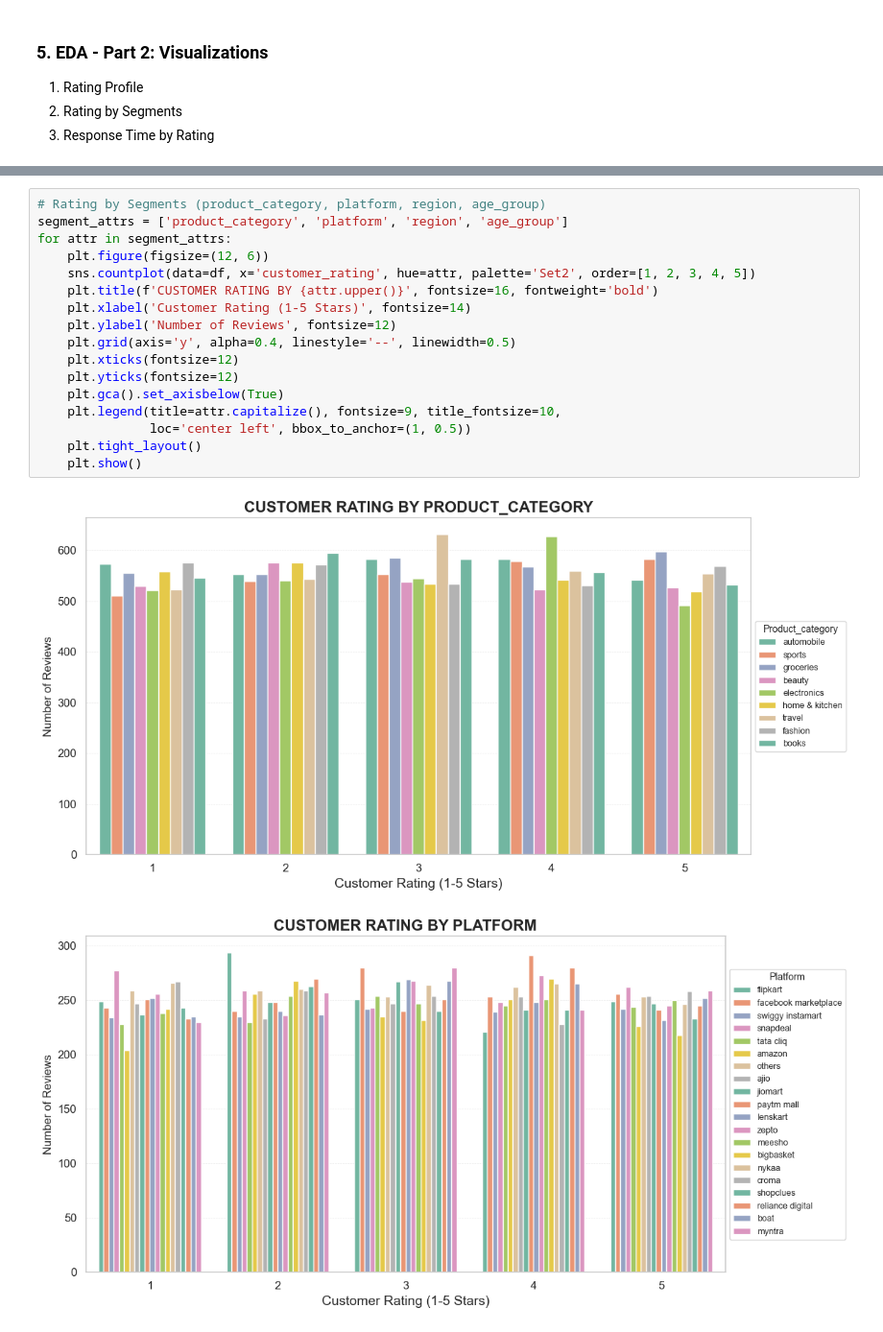
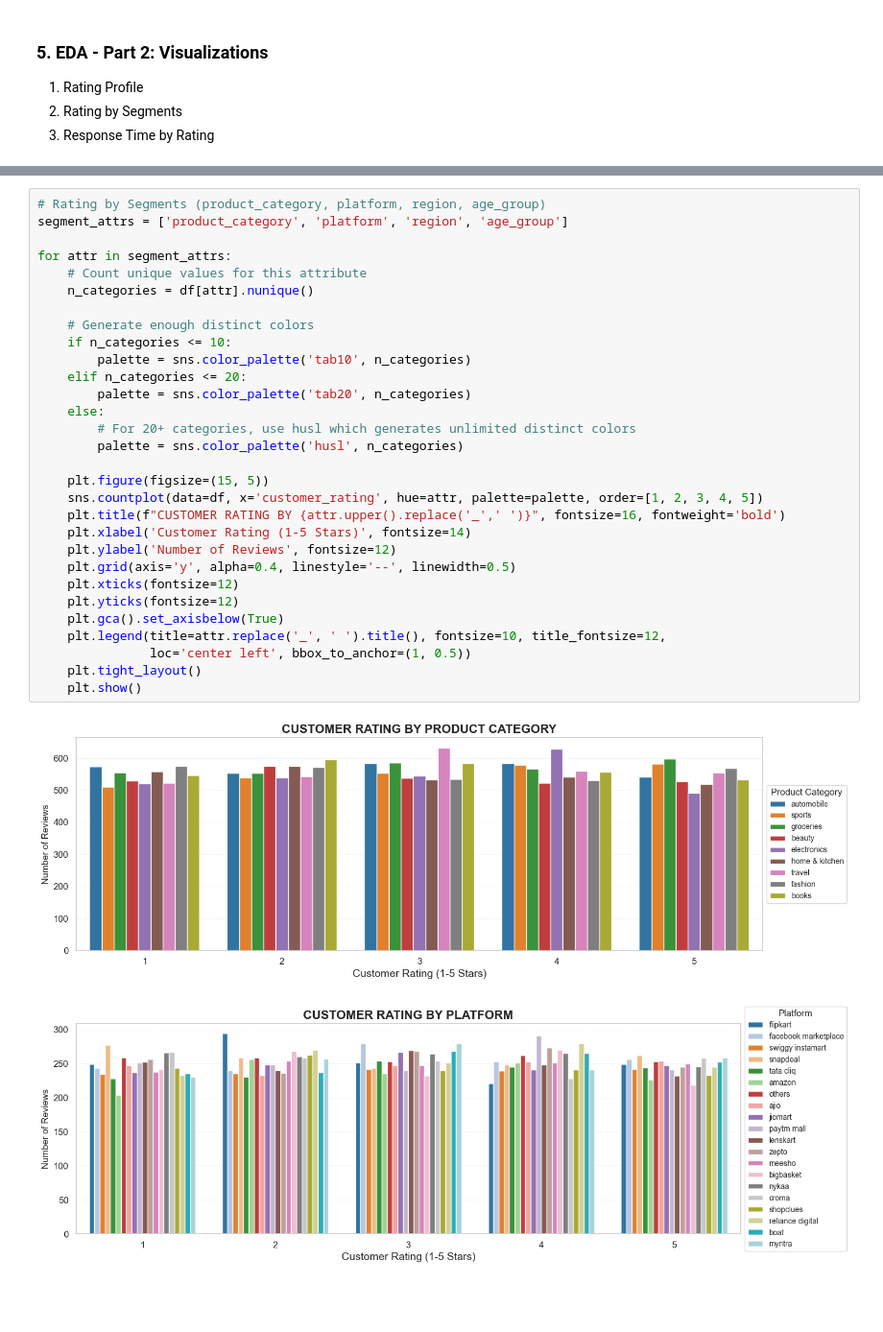
Before and after one commit to samehinttech/sentiment-analysis-customer-reviews, a Jupyter notebook: notebooks/sentiment_analysis.ipynb, the cells around one changed output, grey strips where cells are left out. Shown at 96% size. Cells and saved outputs as stored; diff of their text form; blank space fills up the shorter version.

Commit message:
refactor: refactor the viz styles and colors for better visualization

```diff
--- a/notebooks/sentiment_analysis.ipynb
+++ b/notebooks/sentiment_analysis.ipynb
@@ -164,20 +165,33 @@ plt.show()
 # %%
 # Rating by Segments (product_category, platform, region, age_group)
 segment_attrs = ['product_category', 'platform', 'region', 'age_group']
+
 for attr in segment_attrs:
-    plt.figure(figsize=(12, 6))
-    sns.countplot(data=df, x='customer_rating', hue=attr, palette='Set2', order=[1, 2, 3, 4, 5])
-    plt.title(f'CUSTOMER RATING BY {attr.upper()}', fontsize=16, fontweight='bold')
+    # Count unique values for this attribute
+    n_categories = df[attr].nunique()
+
+    # Generate enough distinct colors
+    if n_categories <= 10:
+        palette = sns.color_palette('tab10', n_categories)
+    elif n_categories <= 20:
+        palette = sns.color_palette('tab20', n_categories)
+    else:
+        # For 20+ categories, use husl which generates unlimited distinct colors
+        palette = sns.color_palette('husl', n_categories)
+
+    plt.figure(figsize=(15, 5))
+    sns.countplot(data=df, x='customer_rating', hue=attr, palette=palette, order=[1, 2, 3, 4, 5])
+    plt.title(f"CUSTOMER RATING BY {attr.upper().replace('_',' ')}", fontsize=16, fontweight='bold')
     plt.xlabel('Customer Rating (1-5 Stars)', fontsize=14)
     plt.ylabel('Number of Reviews', fontsize=12)
     plt.grid(axis='y', alpha=0.4, linestyle='--', linewidth=0.5)
     plt.xticks(fontsize=12)
     plt.yticks(fontsize=12)
     plt.gca().set_axisbelow(True)
-    plt.legend(title=attr.capitalize(), fontsize=9, title_fontsize=10,
+    plt.legend(title=attr.replace('_', ' ').title(), fontsize=10, title_fontsize=12,
                loc='center left', bbox_to_anchor=(1, 0.5))
     plt.tight_layout()
     plt.show()
 # %% [output]
-[figure, old version]
+[figure, new version]
-[figure, old version]
+[figure, new version]
```
Also changed, not shown: parts of 5 cells of this notebook.
